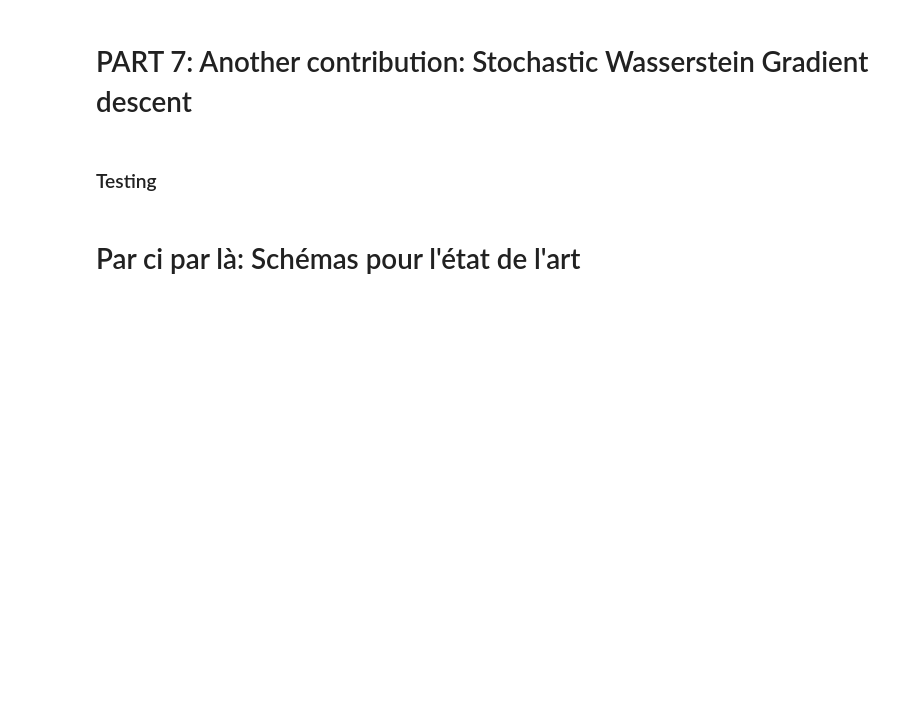
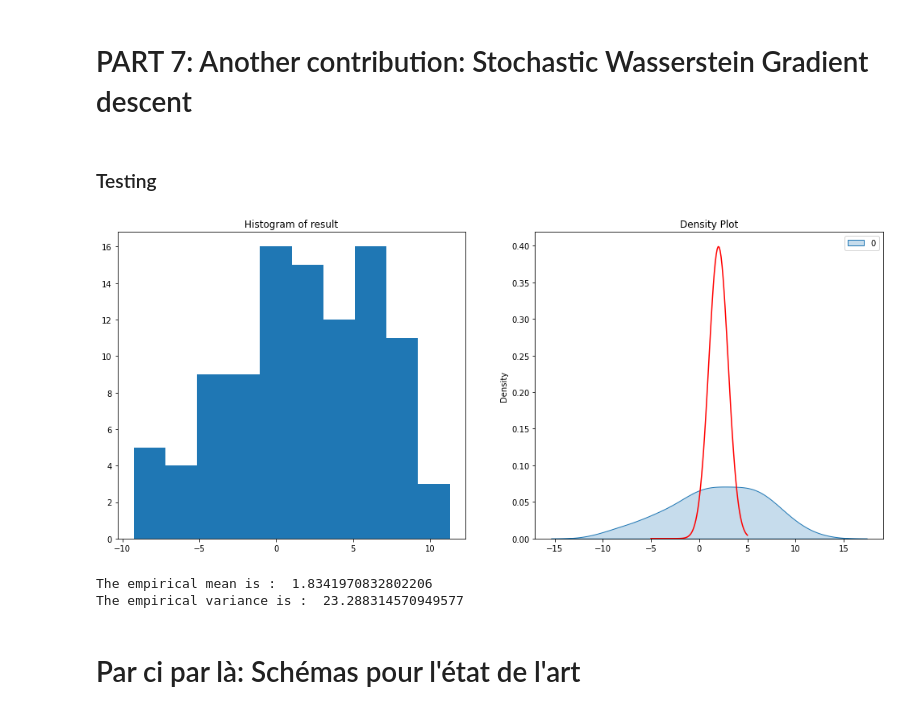
Before and after one commit to elfirdoussilab1/SVGD, a Jupyter notebook: Sampling_methods.ipynb, the cells around one changed output. Cells and saved outputs as stored; diff of their text form; code cells hidden in the pictures; blank space fills up the shorter version.

```diff
--- a/Sampling_methods.ipynb
+++ b/Sampling_methods.ipynb
@@ -1023,37 +1023,42 @@ def SWGD(X, F, T, eps, h, hk):
 # %%
 # Samples
 X = gen_unif(100, 1, -5, 5)
 
 # Simulation
-T = 1000
+T = 100
 eps = 0.1
 h = 1e-6
 hk = 1
 
 # Plotting results
 xf = SWGD(X, potential_N21, T, eps, h, hk)
 
 # Plotting the results
 fig, axs = plt.subplots(nrows=1, ncols=2, figsize=(17, 7))
 
 # Plot the histogram of data
 axs[0].hist(xf)
 axs[0].set_title('Histogram of result')
 
 # Plot density and the theoretical one
 sns.kdeplot(data = xf, fill=True, ax=axs[1], bw_method='silverman')
 t = np.linspace(-5, 5, 100)
 y = gauss_1d(t, 2, 1)
 axs[1].plot(t, y, color="red", label="theoretical normal density")
 axs[1].set_title('Density Plot')
 
 
 # Show the plot
 plt.show()
+# %% [output]
+[figure, added]
 # %%
 # results of estimation
 print("The empirical mean is : ", empirical_mean(xf))
 print("The empirical variance is : ", empirical_variance(xf))
+# %% [output]
+The empirical mean is :  1.8341970832802206
+The empirical variance is :  23.288314570949577
 # %% [markdown]
 # Par ci par là: Schémas pour l'état de l'art
 # %% [markdown]
```
Also changed, not shown: 1 other file.
